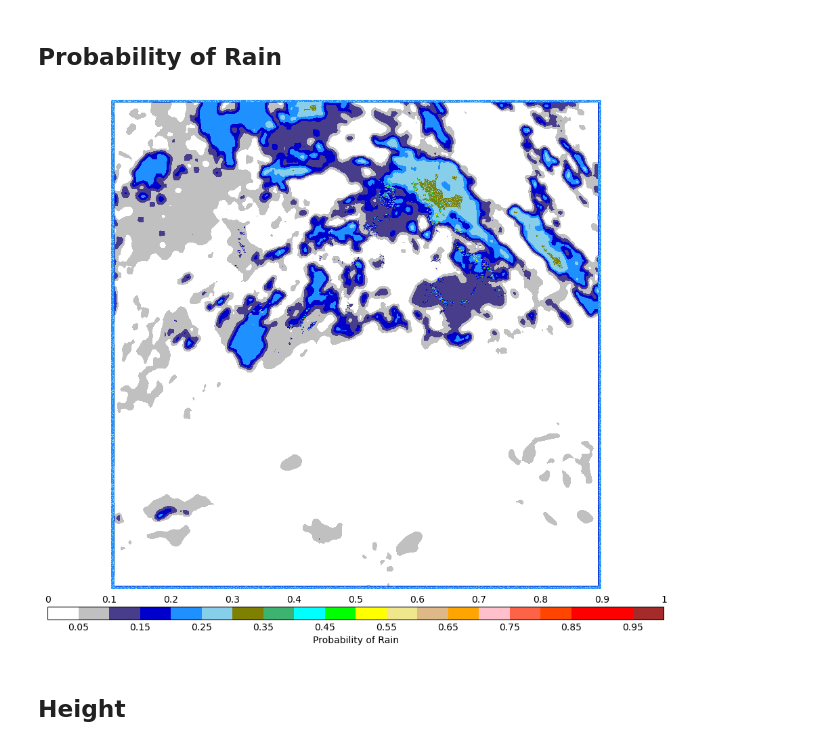
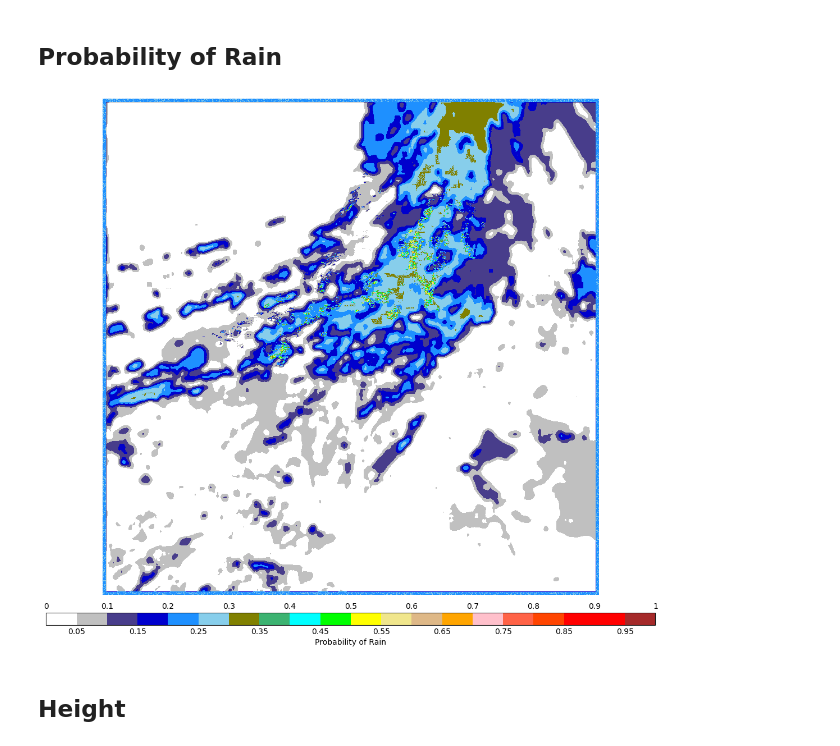
Before and after one commit to theperk08/Meteo_France_Radars, a Jupyter notebook: MeteoFrance_Bufr_Decoder.ipynb, the cells around one changed output. Drawn from its saved outputs; the diff is of its cells as text; code cells hidden in the pictures.

Commit message:
Update Bufr_Decoder
add save img

```diff
--- a/MeteoFrance_Bufr_Decoder.ipynb
+++ b/MeteoFrance_Bufr_Decoder.ipynb
@@ -159,7 +159,7 @@ def simple_desc(desc_elt):
 # bufr file to decode
 DIR_PATH = r'C:\Users\thepe\Documents\Data_Analyse\Meteo_France_API'
 FILE_NAME = 'T_IMFR27_C_LFPW_20240124110000.bufr'
-FILE_NAME = 'T_IMFR27_C_LFPW_20240125153000.bufr.gz'
+FILE_NAME = 'T_IMFR27_C_LFPW_20240126080000.bufr.gz'
 
 # directory of the tables and local tables
 DIR_PATH_TABLE = r'C:\Users\thepe\Documents\BUFR32\MeteoFranceTables'
@@ -401,34 +401,36 @@ Local sub-category :  27
 # %%
 cmap_prob = colors.ListedColormap(['white','silver', 'darkslateblue', 'mediumblue','dodgerblue',
                               'skyblue','olive','mediumseagreen','cyan','lime','yellow',
                               'khaki','burlywood','orange','pink','tomato', 'orangered', 'r', 'red', 'brown'])
 bounds_prob = [0, 0.05, 0.1, 0.15, 0.2, 0.25, 0.3, 0.35, 0.40, 0.45, 0.50, 0.55, 0.6, 0.65, 0.70, 0.75, 0.80, 0.85, 0.90, 0.95, 1]
 norm_prob = colors.BoundaryNorm(bounds_prob, cmap_prob.N)
 
 ltop=bounds_prob[::2]           # labels appear on top
 lbot = [x if i%2==1 else '' for i, x in enumerate(bounds_prob) ]
 clabel_prob = 'Probability of Rain'
 
 rows = int(datas_total['Number of pixels per row'][0])
 cols = int(datas_total['Number of pixels per column'][0])
 
 data1 = np.reshape(datas_total['Probability of rain'], (rows, cols))
 
 fig, ax = plt.subplots(figsize=(14, 14))
-fig.subplots_adjust(left=0.25, bottom=0.25)
+fig.subplots_adjust()
 
 p = ax.imshow(data1, cmap = cmap_prob, norm=norm_prob)
 plt.axis('off')
 cbar = plt.colorbar(p, cmap=cmap_prob, norm=norm_prob, boundaries=bounds_prob, ticks=bounds_prob, location="bottom", pad=0.03, aspect=50)
 cbar.set_label(clabel_prob)
 cbar.ax.set_xticklabels(lbot)
 cbar.ax.tick_params(size=0) # cacher les ticks
 vmin=cbar.norm.vmin
 vmax=cbar.norm.vmax
 for ii, li in enumerate(ltop):
     cbar.ax.text(2*ii/(len(bounds_prob)-1), 1.2, str(li), transform=cbar.ax.transAxes, va='bottom', ha='center')
+
+plt.savefig(FILE_NAME+'_prob_rain.jpg')
 # %% [output]
-[figure, old version]
+[figure, new version]
 # %% [markdown]
 ## Height
 # %%
```
Also changed, not shown: parts of 3 cells of this notebook.
